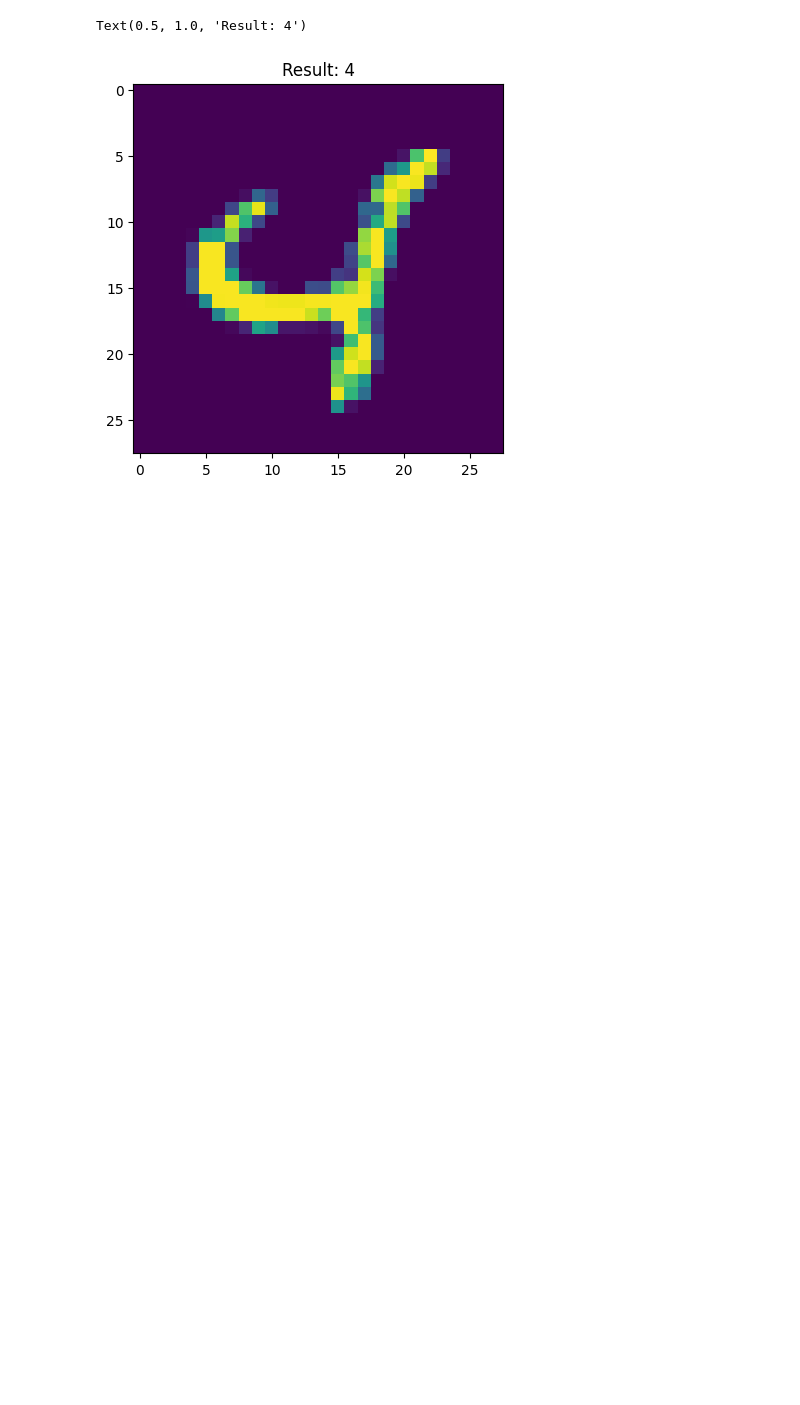
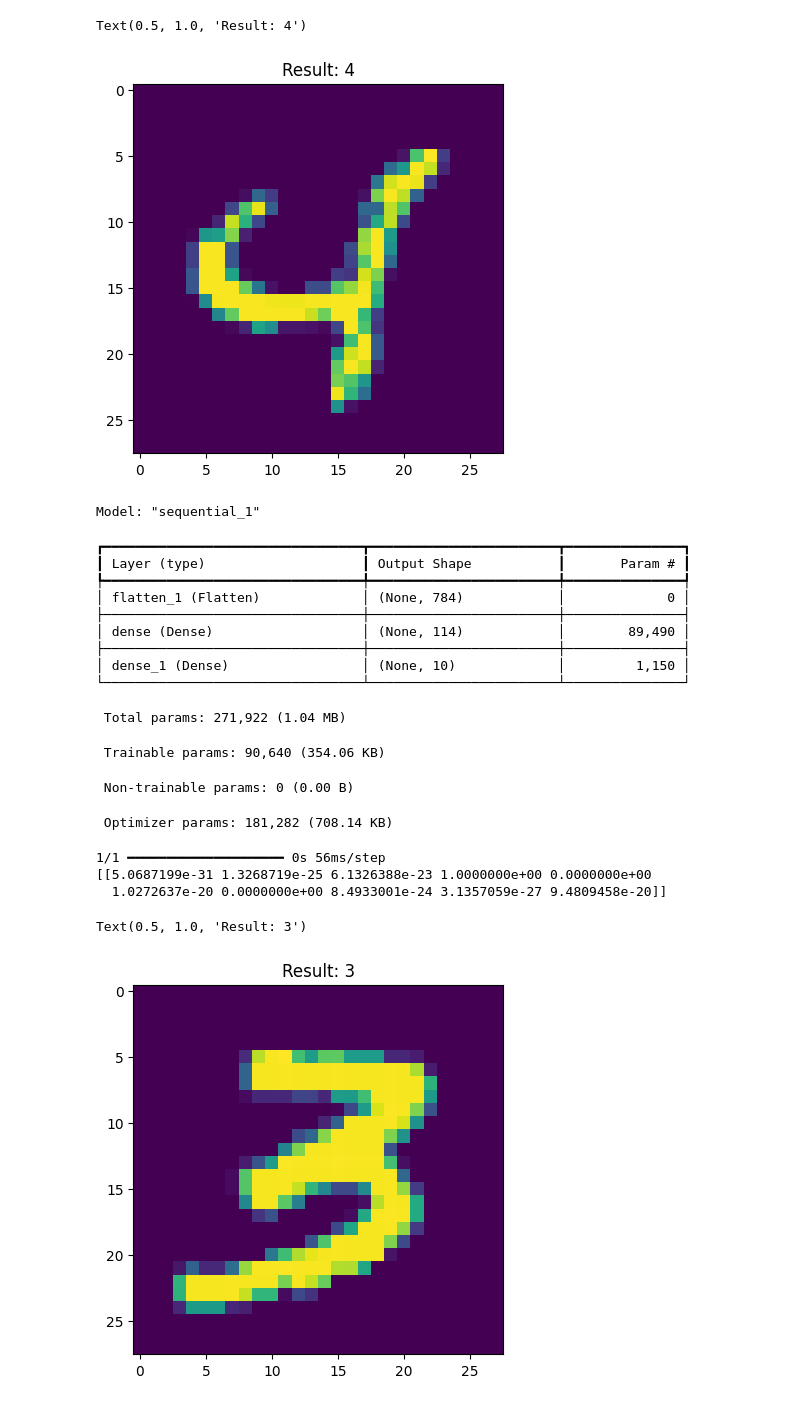
Before and after one commit to Ommi14/KanjiApp, a Jupyter notebook: AItraining.ipynb, the cells around one changed output. Saved outputs shown, nothing was run; the diff lists cells and outputs as text; code cells hidden in the pictures; blank space fills up the shorter version.

```diff
--- a/AItraining.ipynb
+++ b/AItraining.ipynb
@@ -95,3 +95,35 @@ Text(0.5, 1.0, 'Result: 4')
 [figure]
 # %%
 model.save('ann_workshop1.keras')
+# %%
+import tensorflow as tf
+import matplotlib.pyplot as plt
+
+abc = tf.keras.models.load_model('ann_workshop1.keras')
+abc.summary()
+test_im = np.reshape(x_test[6767], (1, 28, 28))
+res = abc.predict(test_im)
+print(res)
+r_real = np.argmax(res)
+plt.imshow(x_test[6767])
+plt.title('Result: '+str(r_real))
+# %% [output]
+Model: "sequential_1"
+┏━━━━━━━━━━━━━━━━━━━━━━━━━━━━━━━━━┳━━━━━━━━━━━━━━━━━━━━━━━━┳━━━━━━━━━━━━━━━┓
+┃ Layer (type)                    ┃ Output Shape           ┃       Param # ┃
+┡━━━━━━━━━━━━━━━━━━━━━━━━━━━━━━━━━╇━━━━━━━━━━━━━━━━━━━━━━━━╇━━━━━━━━━━━━━━━┩
+│ flatten_1 (Flatten)             │ (None, 784)            │             0 │
+├─────────────────────────────────┼────────────────────────┼───────────────┤
+│ dense (Dense)                   │ (None, 114)            │        89,490 │
+├─────────────────────────────────┼────────────────────────┼───────────────┤
+│ dense_1 (Dense)                 │ (None, 10)             │         1,150 │
+└─────────────────────────────────┴────────────────────────┴───────────────┘
+ Total params: 271,922 (1.04 MB)
+ Trainable params: 90,640 (354.06 KB)
+ Non-trainable params: 0 (0.00 B)
+ Optimizer params: 181,282 (708.14 KB)
+1/1 ━━━━━━━━━━━━━━━━━━━━ 0s 56ms/step
+[[5.0687199e-31 1.3268719e-25 6.1326388e-23 1.0000000e+00 0.0000000e+00
+  1.0272637e-20 0.0000000e+00 8.4933001e-24 3.1357059e-27 9.4809458e-20]]
+Text(0.5, 1.0, 'Result: 3')
+[figure, added]
```
